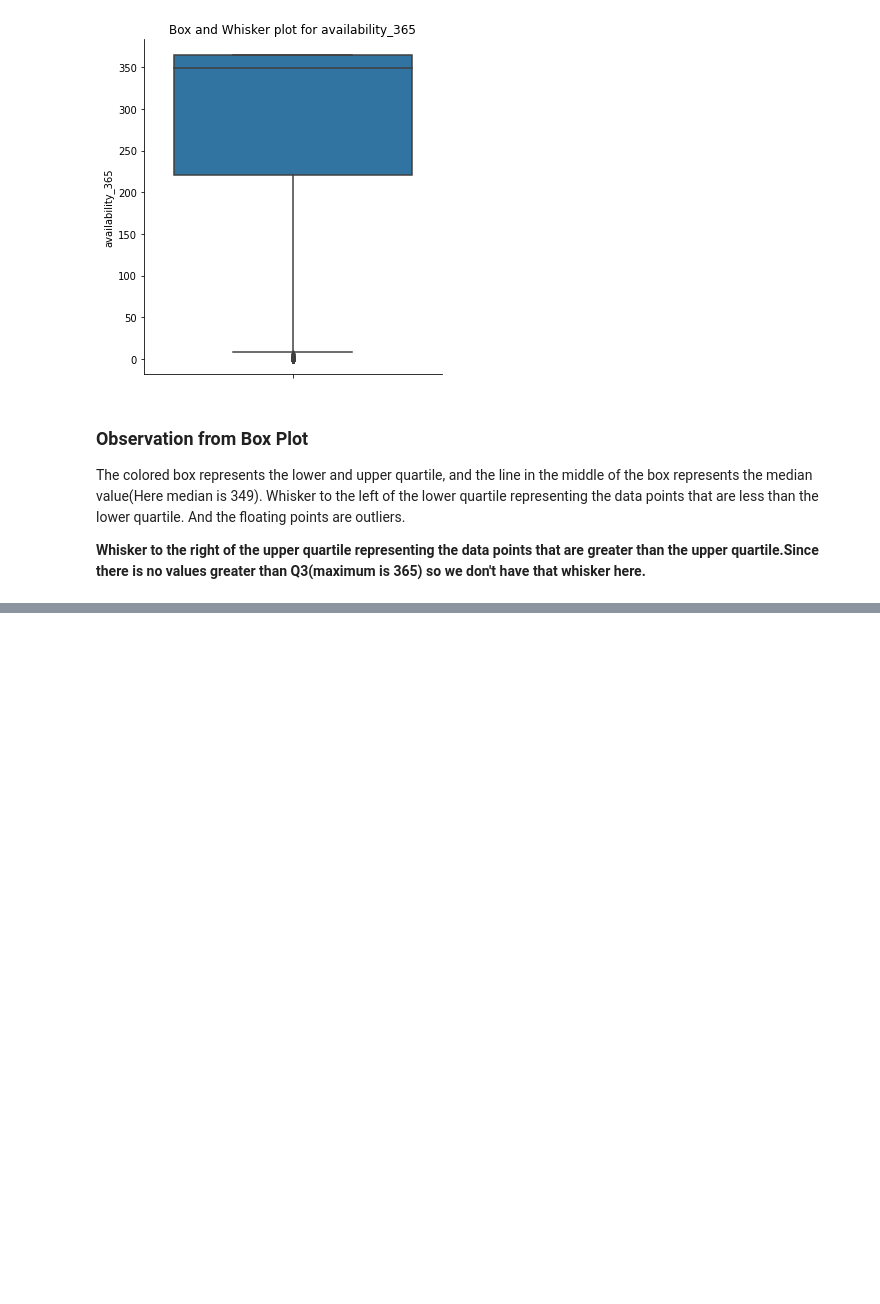
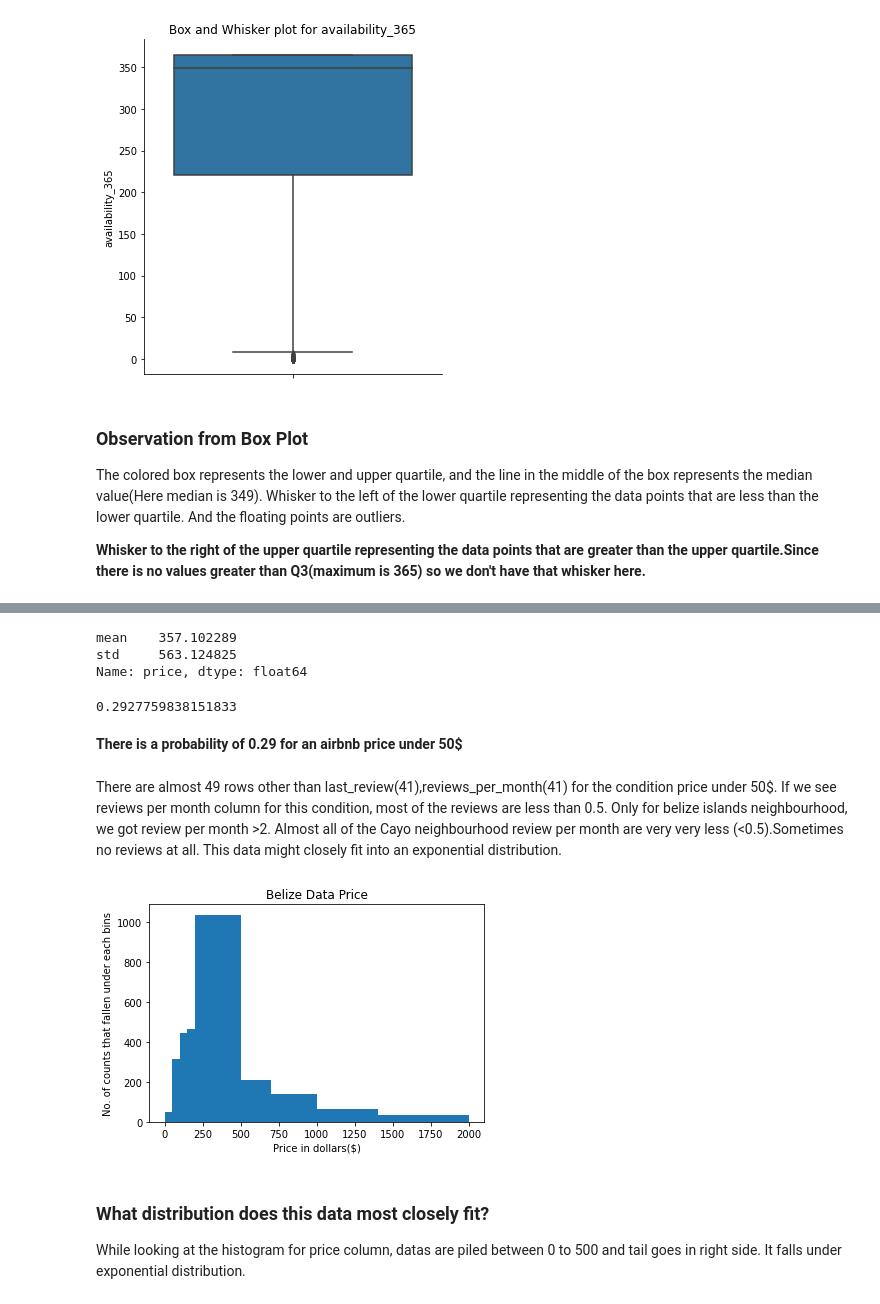
Before and after one commit to mangaioct6/Week9Probability, a Jupyter notebook: Probability_in_Python.ipynb, the cells around one changed output, grey strips where cells are left out. Cells and saved outputs as stored; diff of their text form; code cells hidden in the pictures; blank space fills up the shorter version.

```diff
--- a/Probability_in_Python.ipynb
+++ b/Probability_in_Python.ipynb
@@ -166 +87,28 @@ The colored box represents the lower and upper quartile, and the line in the mid
+# %%
+belize_df['price'].agg(['mean','std])
+# %% [output]
+mean    357.102289
+std     563.124825
+Name: price, dtype: float64
+# %%
+# we can calculate probability by using norm.cdf function(norm.cdf(our_wish_number,mean,standard deviation))
+norm.cdf(50,357,563)
+# %% [output]
+0.2927759838151833
+# %% [markdown]
+**There is a probability of 0.29 for an airbnb price under 50$**
+# %% [markdown]
+There are almost 49 rows other than last_review(41),reviews_per_month(41) for the condition price under 50$. If we see reviews per month column for this condition, most of the reviews are less than 0.5. Only for belize islands neighbourhood, we got review per month >2. Almost all of the Cayo neighbourhood review per month are very very less (<0.5).Sometimes no reviews at all. This data might closely fit into an exponential distribution.
+# %%
+fig,ax = plt.subplots()
+ax.hist(belize_df['price'],bins=[0,50,100,150,200,500,700,1000,1400,2000])
+ax.set_xlabel('Price in dollars($)')
+ax.set_ylabel('No. of counts that fallen under each bins')
+ax.set_title('Belize Data Price')
+plt.show()
+# %% [output]
+[figure, added]
+# %% [markdown]
+### What distribution does this data most closely fit?
+While looking at the histogram for price column, datas are piled between 0 to 500 and tail goes in right side. It falls under exponential distribution.
 # %%
```
Also changed, not shown: parts of 37 cells of this notebook.
